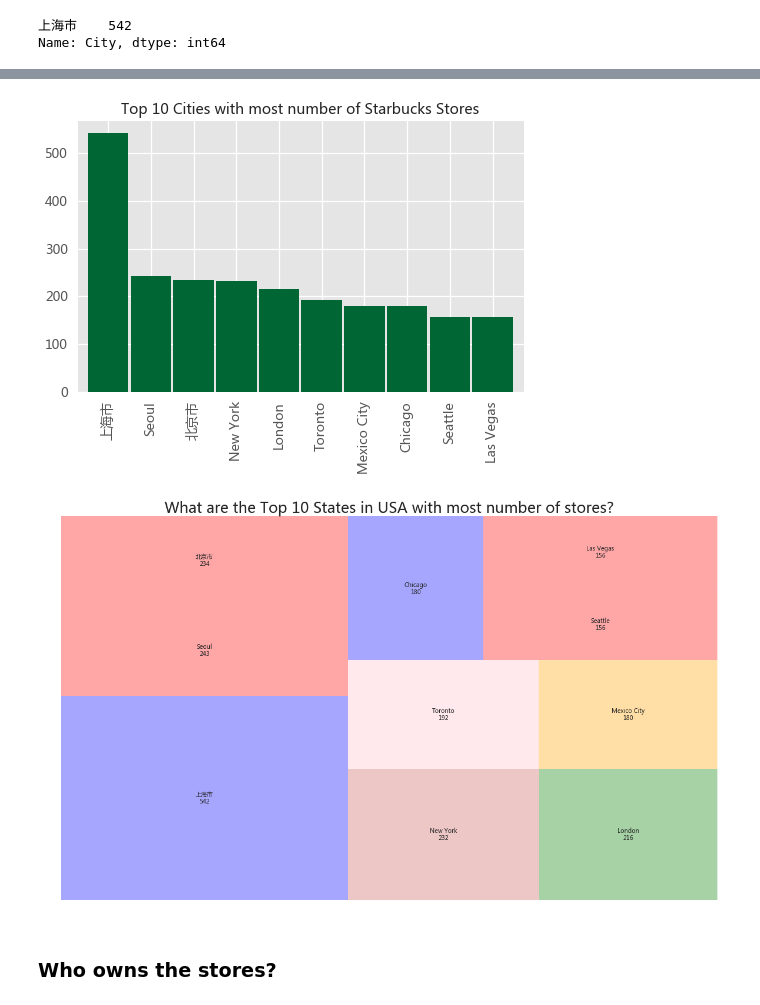
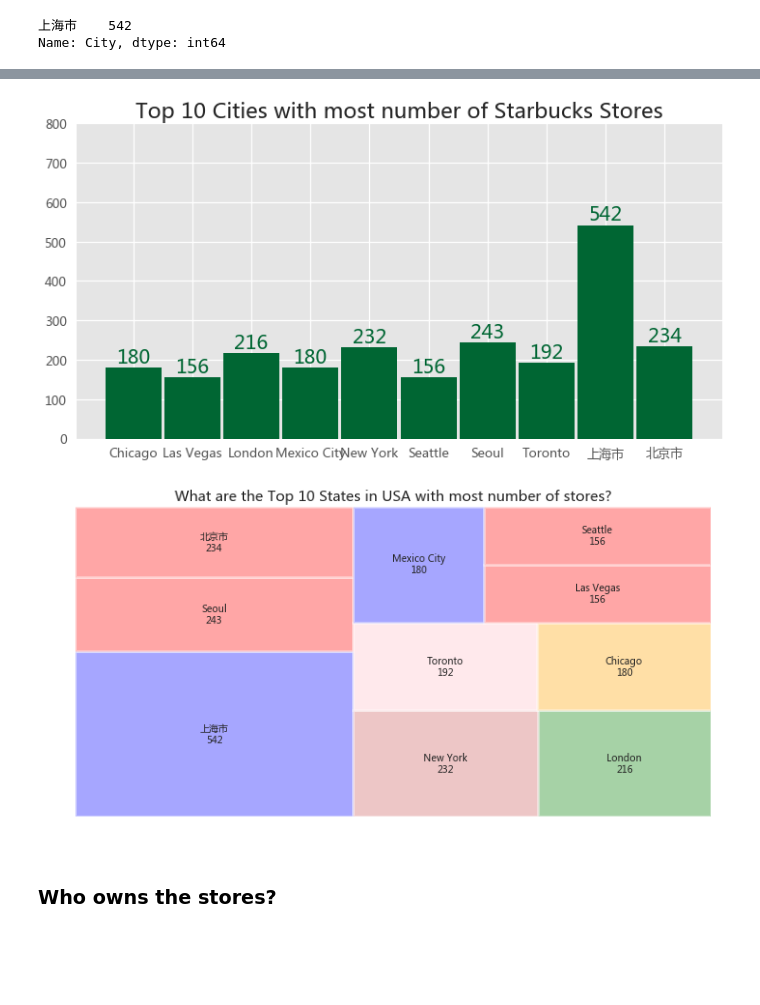
Before and after one commit to yoxf/notebooks, a Jupyter notebook: reports/Explore Starbucks Worldwide Stores.ipynb, the cells around one changed output, grey strips where cells are left out. Cells and saved outputs as stored; diff of their text form; code cells hidden in the pictures; blank space fills up the shorter version.

```diff
--- a/reports/Explore Starbucks Worldwide Stores.ipynb
+++ b/reports/Explore Starbucks Worldwide Stores.ipynb
@@ -153,7 +156,11 @@ Name: Country, dtype: int64
 plt.style.use("ggplot")
 fig = plt.figure(figsize=(8,5))
 ax = fig.add_subplot(111)
-ax.set(title = "Top 10 Countries with Most Number of Starbucks Stores")
+# 中文及负号处理
+plt.rcParams['font.sans-serif'] = 'Microsoft YaHei'
+plt.rcParams['axes.unicode_minus'] = False
+
+ax.set_title("门店数量前十的国家排行",fontsize =22)
 starbucks.Country.value_counts().head(10).plot(kind="bar", width = 0.95,color = '#006633')
 # %% [output]
 <matplotlib.axes._subplots.AxesSubplot at 0x...>
@@ -184,41 +193,51 @@ Name: City, dtype: int64
 # %%
 %matplotlib inline
 plt.rcParams['font.sans-serif'] = 'Microsoft YaHei'
 plt.rcParams['axes.unicode_minus'] = False
 plt.style.use("ggplot")
-fig = plt.figure(figsize=(8,5))
+fig = plt.figure(figsize=(12,6))
 ax = fig.add_subplot(111)
-ax.set(title = "Top 10 Cities with most number of Starbucks Stores")
-p = starbucks.City.value_counts().head(10).plot(kind="bar",width=0.95,color='#006633')
+
+ax.set_title("Top 10 Cities with most number of Starbucks Stores",fontsize=22)
+#p = starbucks.City.value_counts().head(10).plot(kind="bar",width=0.95,color='#006633')
+
+x= starbucks.City.value_counts().head(10).index
+y = starbucks.City.value_counts().head(10)
+ax.bar(x,y,width=0.95,color='#006633')
+ax.set_ylim(0,800)
+for a,b in zip(x,y):
+    plt.text(a, b+0.5, '%.0f' % b, ha='center', va= 'bottom',fontsize=20,color='#006633')
 plt.show()
 # %% [output]
-[figure, old version]
+[figure, new version]
 # %%
 %matplotlib inline
+import squarify  # 生成树地图 tree map的库
 plt.rcParams['font.sans-serif'] = 'Microsoft YaHei'
 plt.rcParams['axes.unicode_minus'] = False
 plt.style.use("ggplot")
-fig = plt.figure(figsize=(20,12))
+fig = plt.figure(figsize=(12,6))
 ax = fig.add_subplot(111)
 colors = ['b','r','red','indianred', 'green','pink','orange']
 ax.set(title = "Top 10 Cities with most number of Starbucks Stores")
 # p = starbucks.City.value_counts().head(10).plot(kind="bar",width=0.95,color='#006633')
-p1 = starbucks.City.value_counts().head(10)
+x = starbucks.City.value_counts().head(10).index
+y = starbucks.City.value_counts().head(10)
 
-plot = squarify.plot(sizes = p1, # 指定绘图数据
-                     label = p1.index, # 指定标签
+plot = squarify.plot(sizes = y, # 指定绘图数据    方块大小
+                     label =x, # 指定标签
                      color = colors, # 指定自定义颜色
                      alpha = 0.35, # 指定透明度
-                     value = p1, # 添加数值标签
+                     value = y, # 添加数值标签
                      edgecolor = 'white', # 设置边界框为白色
-                     linewidth =0.1, # 设置边框宽度为3
+                     linewidth =3, # 设置边框宽度为3
                     )
 # 设置标签大小
-plt.rc('font', size=140)
+plt.rc('font', size=44)
 # 设置标题大小
 plot.set_title('What are the Top 10 States in USA with most number of stores?',
                #fontsize = 40,
-               fontdict = {'fontsize':25}
+               fontdict = {'fontsize':15}
               )
 # 去除坐标轴
 plt.axis('off')
@@ -226,13 +245,8 @@ plt.axis('off')
 plt.tick_params(top = 'off', right = 'off')
 # 显示图形
 plt.show()
-
-
-
-
-plt.show()
 # %% [output]
-[figure, old version]
+[figure, new version]
 # %% [markdown]
 ### Who owns the stores?
 # %%
```
Also changed, not shown: parts of 22 cells of this notebook, 4 other files.
